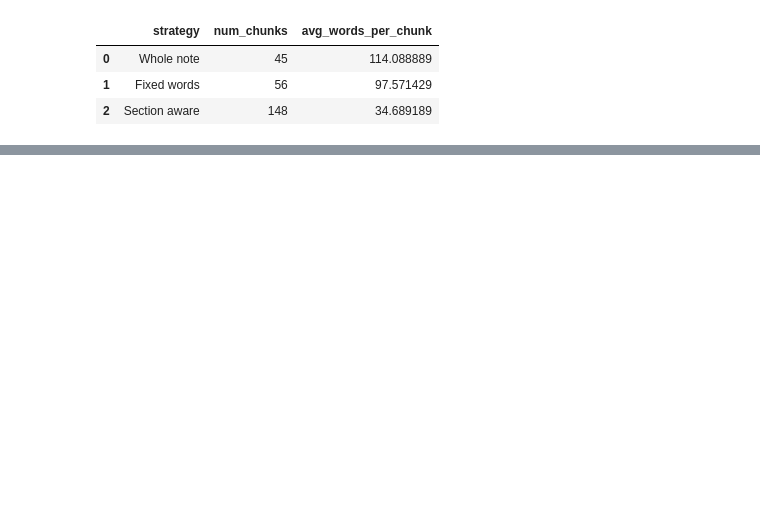
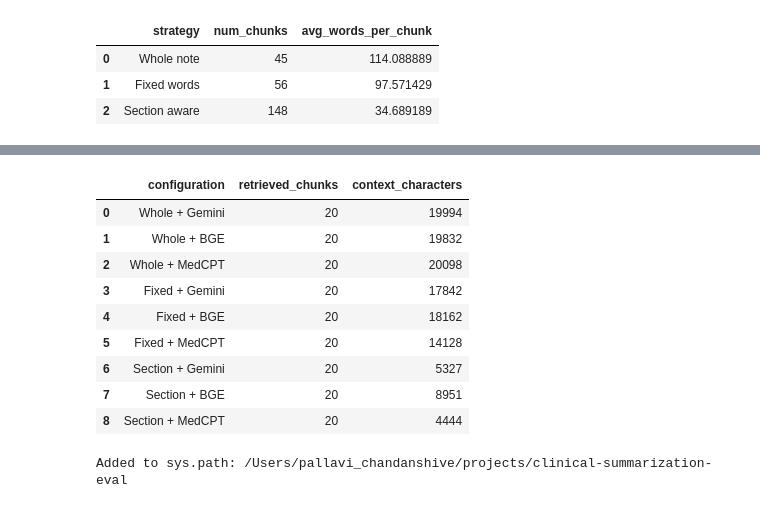
Before and after one commit to pallavi-cs-ai/clinical-summarization-eval, a Jupyter notebook: notebooks/03b_rag_9_summaries_generation.ipynb, the cells around one changed output, grey strips where cells are left out. Drawn from its saved outputs; the diff is of its cells as text; code cells hidden in the pictures; blank space fills up the shorter version.

```diff
--- a/notebooks/03b_rag_9_summaries_generation.ipynb
+++ b/notebooks/03b_rag_9_summaries_generation.ipynb
@@ -575,0 +995,6 @@ print("MedCPT query/article models loaded.")
+# %%
+for config_name, retrieved_df in retrieval_results.items():
+    print(
+        f"{config_name}: "
+        f"{len(retrieved_df)} retrieved chunks"
+    )
@@ -575,0 +1056,11 @@ print("MedCPT query/article models loaded.")
+# %%
+rag_contexts = {
+    config_name: build_rag_context(retrieved_df)
+    for config_name, retrieved_df in retrieval_results.items()
+}
+
+for config_name, context in rag_contexts.items():
+    print(
+        f"{config_name}: "
+        f"{len(context)} characters"
+    )
@@ -575,0 +1077,37 @@ print("MedCPT query/article models loaded.")
+# %%
+# ============================================================
+# RAG CONTEXT SANITY CHECK
+# ============================================================
+#
+# Context length is expected to differ across chunking
+# strategies because Top-K is fixed at 20 chunks rather than
+# a fixed number of characters/tokens.
+#
+# Do NOT truncate/equalize contexts here. Differences in
+# retrieved evidence volume are part of the configuration
+# comparison.
+# ============================================================
+
+context_summary = pd.DataFrame(
+    [
+        {
+            "configuration": config_name,
+            "retrieved_chunks": len(retrieval_results[config_name]),
+            "context_characters": len(context),
+        }
+        for config_name, context in rag_contexts.items()
+    ]
+)
+
+display(context_summary)
+# %% [output]
+|  | configuration | retrieved_chunks | context_characters |
+| 0 | Whole + Gemini | 20 | 19994 |
+| 1 | Whole + BGE | 20 | 19832 |
+| 2 | Whole + MedCPT | 20 | 20098 |
+| 3 | Fixed + Gemini | 20 | 17842 |
+| 4 | Fixed + BGE | 20 | 18162 |
+| 5 | Fixed + MedCPT | 20 | 14128 |
+| 6 | Section + Gemini | 20 | 5327 |
+| 7 | Section + BGE | 20 | 8951 |
+| 8 | Section + MedCPT | 20 | 4444 |
@@ -575,0 +1201,11 @@ print("MedCPT query/article models loaded.")
+# %%
+import sys
+from pathlib import Path
+
+cwd = Path.cwd()
+proj = cwd if (cwd / "src").exists() else cwd.parent
+sys.path.insert(0, str(proj))
+
+print("Added to sys.path:", sys.path[0])
+# %% [output]
+Added to sys.path: /Users/pallavi_chandanshive/projects/clinical-summarization-eval
```
Also changed, not shown: parts of 40 cells of this notebook, 1 other file.
